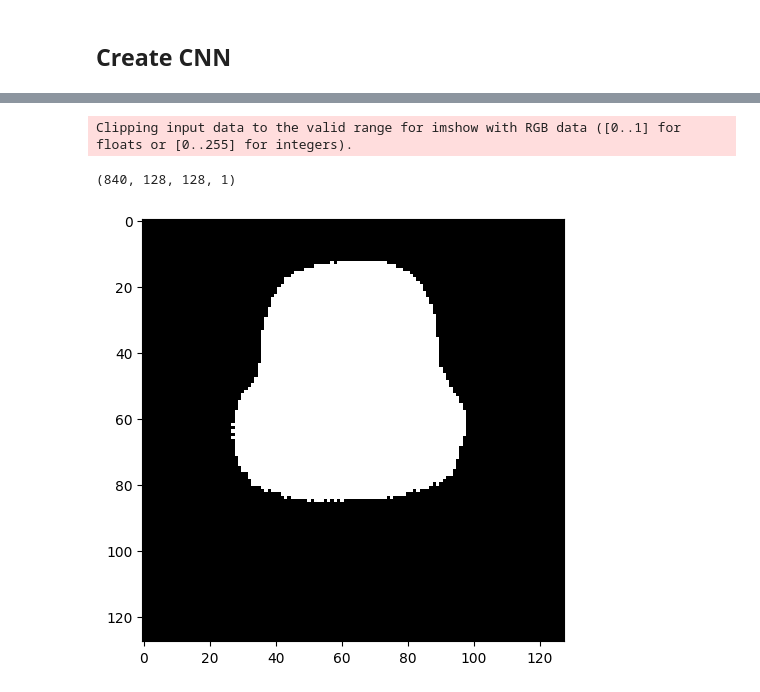
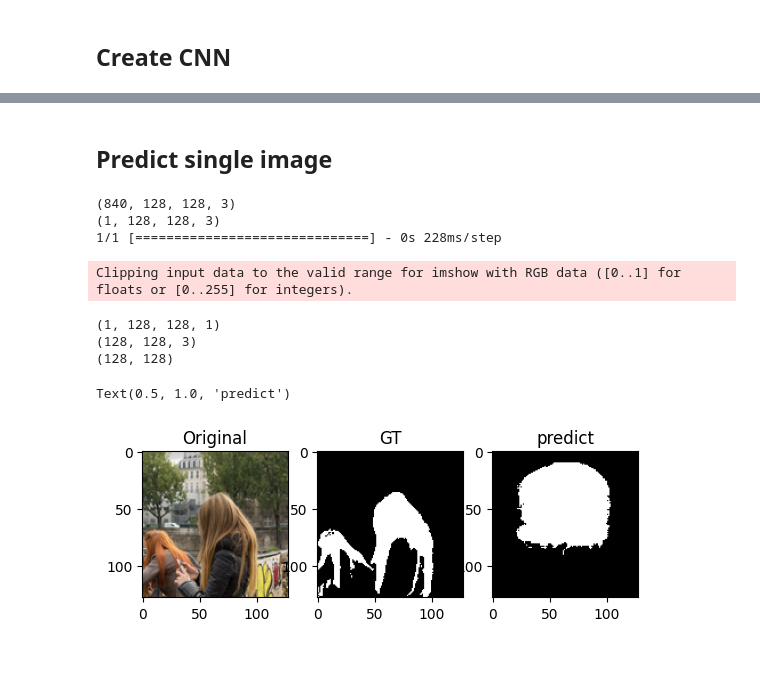
Before and after one commit to Kainasu/hair-seg-project, a Jupyter notebook: hair-segmentation.ipynb, the cells around one changed output, grey strips where cells are left out. Drawn from its saved outputs; the diff is of its cells as text; code cells hidden in the pictures; blank space fills up the shorter version.

```diff
--- a/hair-segmentation.ipynb
+++ b/hair-segmentation.ipynb
@@ -251,14 +235,42 @@ pred = predict(X_train)
-# %%
-treshold = 0.5
-print(pred.shape)
-
-#Get predicted masks
-pred_mask = ((pred > treshold) * 255.)
-pred_mask = np.repeat(pred_mask, 3, axis=3)
-
-plt.imshow(pred_mask[idx])
-plt.tight_layout()
-# %% [output]
-Clipping input data to the valid range for imshow with RGB data ([0..1] for floats or [0..255] for integers).
-(840, 128, 128, 1)
-[figure, removed]
+# %% [markdown]
+## Predict single image
+# %%
+#Load trained model if necessary
+model = load_model('bce_model.h5')
+
+idx = 30
+
+print(X_test.shape)
+print(X_test[idx][np.newaxis, :,:,:].shape)
+
+pred = model.predict(X_test[idx][np.newaxis, :,:,:])
+
+treshold = 0.5
+print(pred.shape)
+
+#Get predicted masks
+pred_mask = ((pred > treshold) * 255.)
+pred_mask = np.repeat(pred_mask, 3, axis=3)
+print(pred_mask[0].shape)
+
+fig, axes = plt.subplots(nrows=1, ncols=3)
+plt.subplot(1,3,1)
+plt.imshow(X_test[idx])
+plt.title("Original")
+plt.subplot(1,3,2)
+print(y_test[idx].shape)
+plt.imshow(np.repeat(y_test[idx][:,:,np.newaxis],3, axis=2))
+plt.title("GT")
+plt.subplot(1,3,3)
+plt.imshow(pred_mask[0])
+plt.title("predict")
+# %% [output]
+(840, 128, 128, 3)
+(1, 128, 128, 3)
+1/1 [==============================] - 0s 228ms/step
+Clipping input data to the valid range for imshow with RGB data ([0..1] for floats or [0..255] for integers).
+(1, 128, 128, 1)
+(128, 128, 3)
+(128, 128)
+Text(0.5, 1.0, 'predict')
+[figure, added]
```
Also changed, not shown: parts of 10 cells of this notebook.
